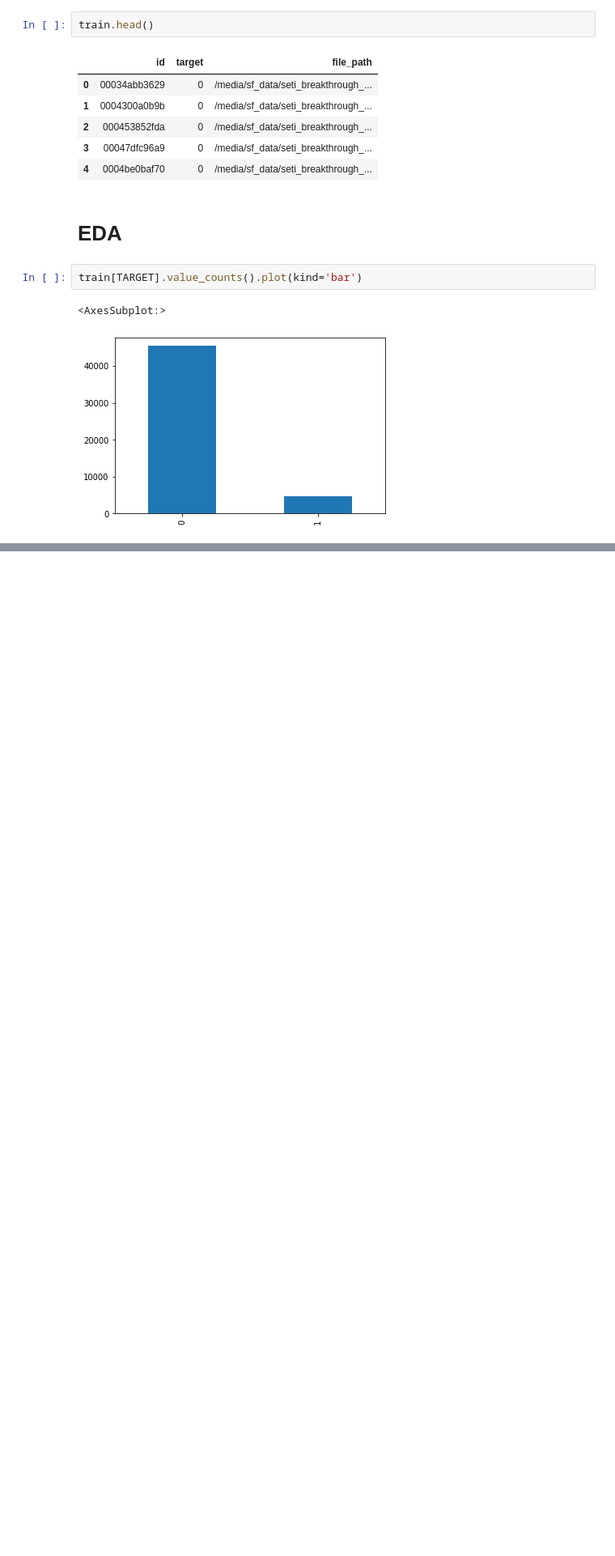
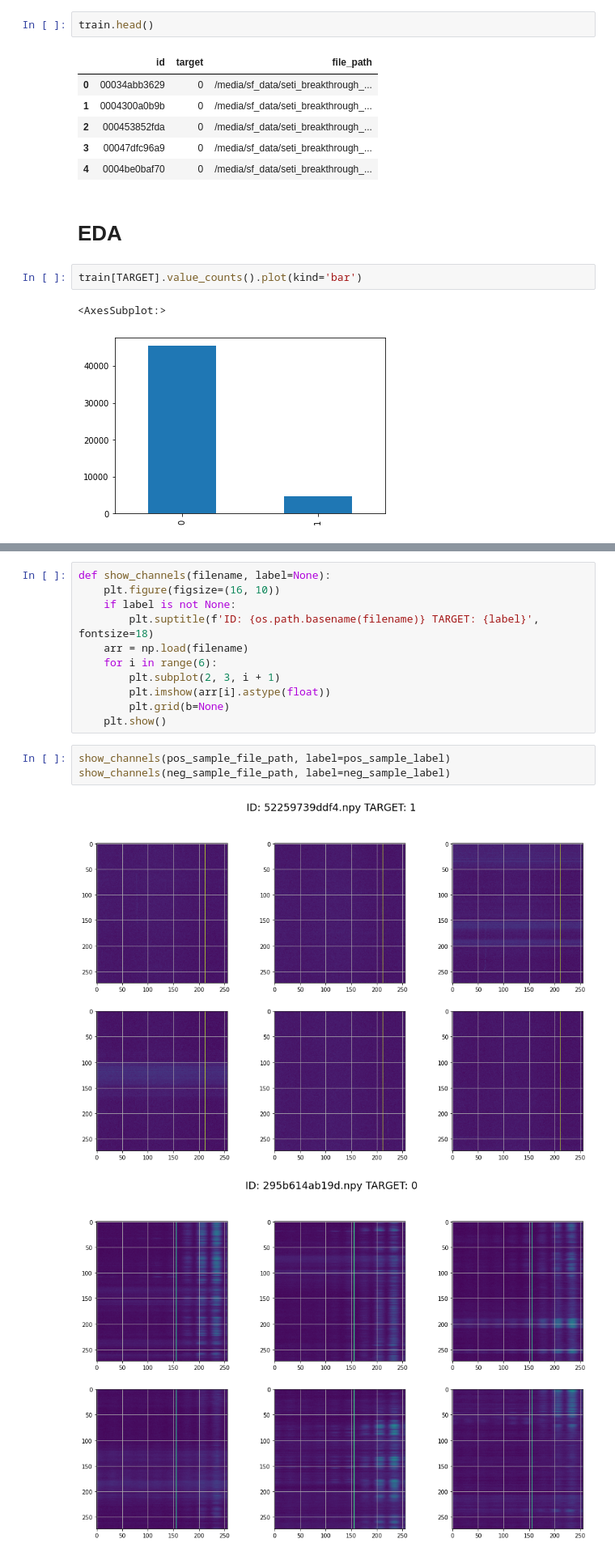
Before and after one commit to JeremyCurmi/kaggle-competitions, a Jupyter notebook: seti_breakthrough_listen_et/submission_1_team/firstlook.ipynb, the cells around one changed output, grey strips where cells are left out. Shown at 81% size. Cells and saved outputs as stored; diff of their text form; blank space fills up the shorter version.

```diff
--- a/seti_breakthrough_listen_et/submission_1_team/firstlook.ipynb
+++ b/seti_breakthrough_listen_et/submission_1_team/firstlook.ipynb
@@ -98,0 +134,17 @@ raw[0].shape
+# %%
+def show_channels(filename, label=None):
+    plt.figure(figsize=(16, 10))
+    if label is not None:
+        plt.suptitle(f'ID: {os.path.basename(filename)} TARGET: {label}', fontsize=18)
+    arr = np.load(filename)
+    for i in range(6):
+        plt.subplot(2, 3, i + 1)
+        plt.imshow(arr[i].astype(float))
+        plt.grid(b=None)
+    plt.show()
+# %%
+show_channels(pos_sample_file_path, label=pos_sample_label)
+show_channels(neg_sample_file_path, label=neg_sample_label)
+# %% [output]
+[figure, added]
+[figure, added]
```
Also changed, not shown: parts of 19 cells of this notebook, 2 other files.
